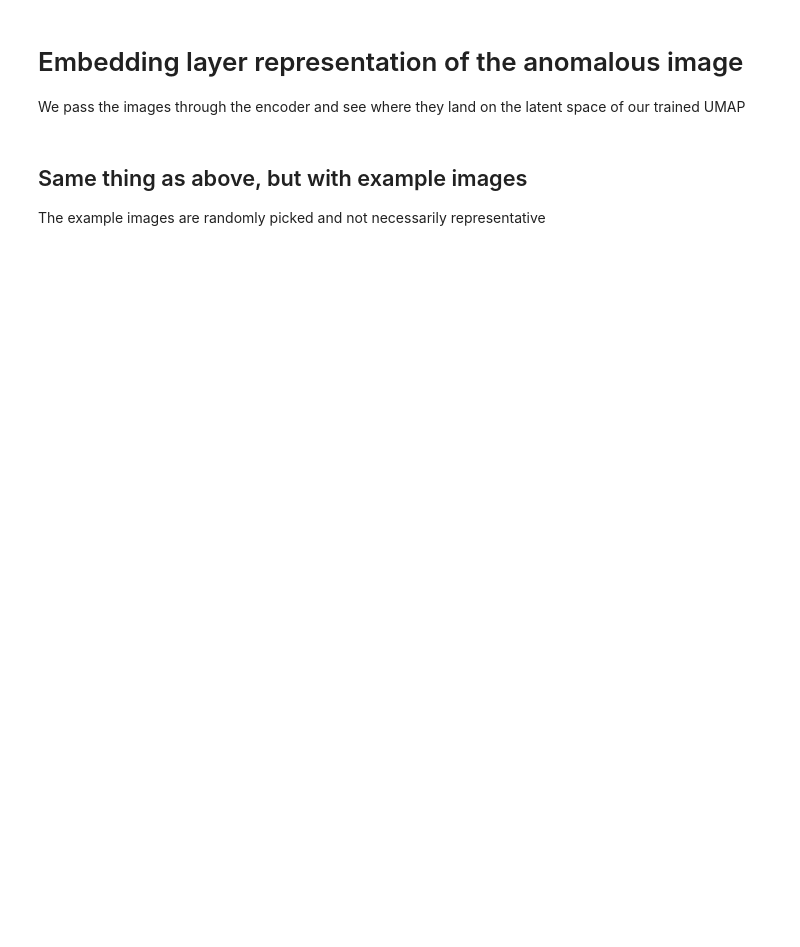
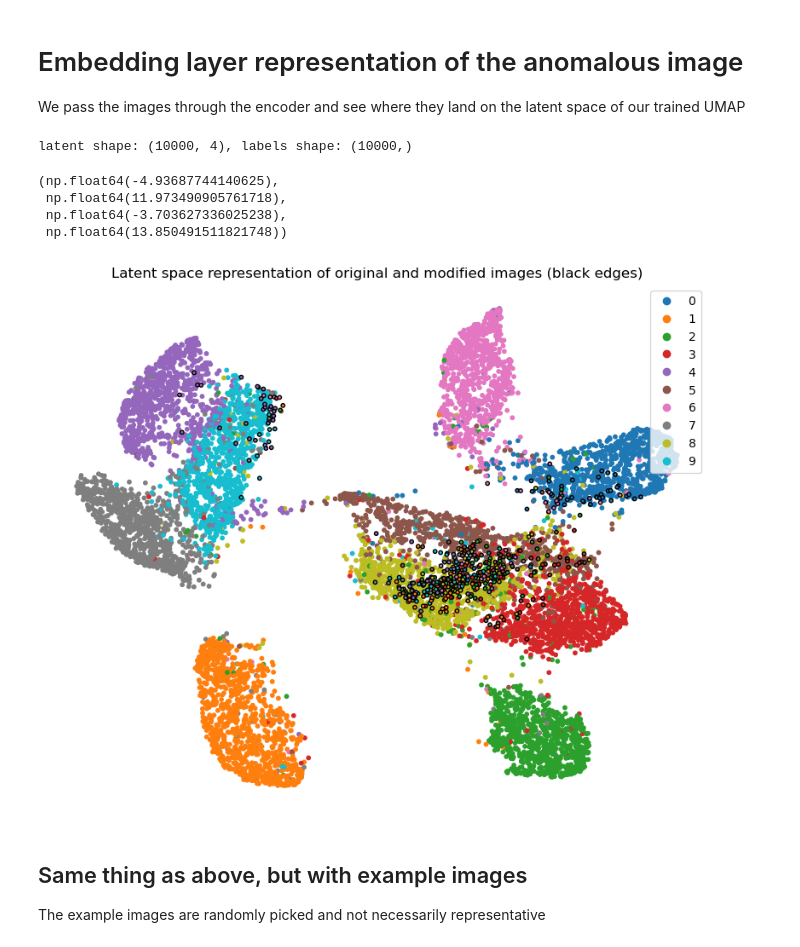
Before and after one commit to DracoArgenteus/AppliedML2025, a Jupyter notebook: Week4/AnomalyDetection_AutoEncoder_MNISTdata.ipynb, the cells around one changed output. Cells and saved outputs as stored; diff of their text form; code cells hidden in the pictures; blank space fills up the shorter version.

```diff
--- a/Week4/AnomalyDetection_AutoEncoder_MNISTdata.ipynb
+++ b/Week4/AnomalyDetection_AutoEncoder_MNISTdata.ipynb
@@ -463,30 +552,49 @@ We pass the images through the encoder and see where they land on the latent spa
 # %%
 # Perform forward pass on test set and subtract latent layer (and labels):
 latent_anomal = []
 labels_anomal = []
 for step, (images, labels) in enumerate(modified_loader):
     with torch.no_grad():
         latent = encoder(images)
     latent_anomal.extend(latent.numpy())
     labels_anomal.extend(labels.numpy())
 
 # labels_str = list(map(str, labels_test))
 
-print(f'latent shape: {np.shape(latent_test)}, labels shape: {np.shape(labels_test)}')
+print(f"latent shape: {np.shape(latent_test)}, labels shape: {np.shape(labels_test)}")
 
 # Pass the modified images through the embedder:
 embedding_anomal = embedder.transform(latent_anomal)
 
 
 # Plot the latent space representation of the modified images:
 fig, ax = plt.subplots(figsize=(10, 8))
 cmap = plt.cm.tab10
-scatter = ax.scatter(embedding[:, 0], embedding[:, 1], c=labels_test, s=10, cmap=cmap, label='Original')
-scatter_anomal = ax.scatter(embedding_anomal[:, 0], embedding_anomal[:, 1], c=labels_anomal, s=10, cmap=cmap, edgecolor='black', label='Anomalies')
-ax.legend(*scatter.legend_elements(), loc='upper right')
+scatter = ax.scatter(
+    embedding[:, 0], embedding[:, 1], c=labels_test, s=10, cmap=cmap, label="Original"
+)
+scatter_anomal = ax.scatter(
+    embedding_anomal[:, 0],
+    embedding_anomal[:, 1],
+    c=labels_anomal,
+    s=10,
+    cmap=cmap,
+    edgecolor="black",
+    label="Anomalies",
+)
+ax.legend(*scatter.legend_elements(), loc="upper right")
 
-ax.set_title('Latent space representation of original and modified images (black edges)')
-ax.axis("off");
+ax.set_title(
+    "Latent space representation of original and modified images (black edges)"
+)
+ax.axis("off")
+# %% [output]
+latent shape: (10000, 4), labels shape: (10000,)
+(np.float64(-4.93687744140625),
+ np.float64(11.973490905761718),
+ np.float64(-3.703627336025238),
+ np.float64(13.850491511821748))
+[figure, added]
 # %% [markdown]
 ## Same thing as above, but with example images
 The example images are randomly picked and not necessarily representative
```
Also changed, not shown: parts of 20 cells of this notebook, 27 other files.
